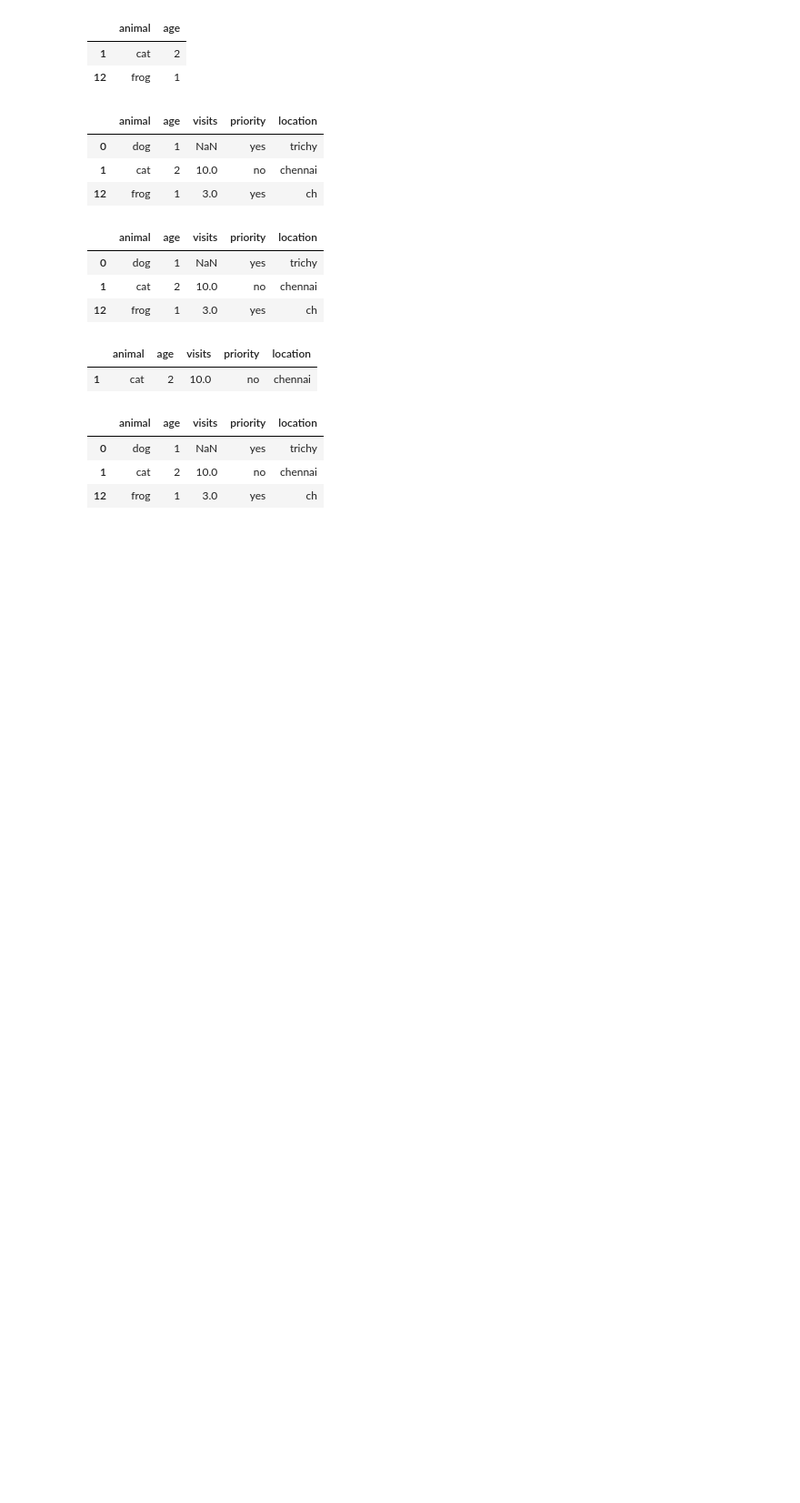
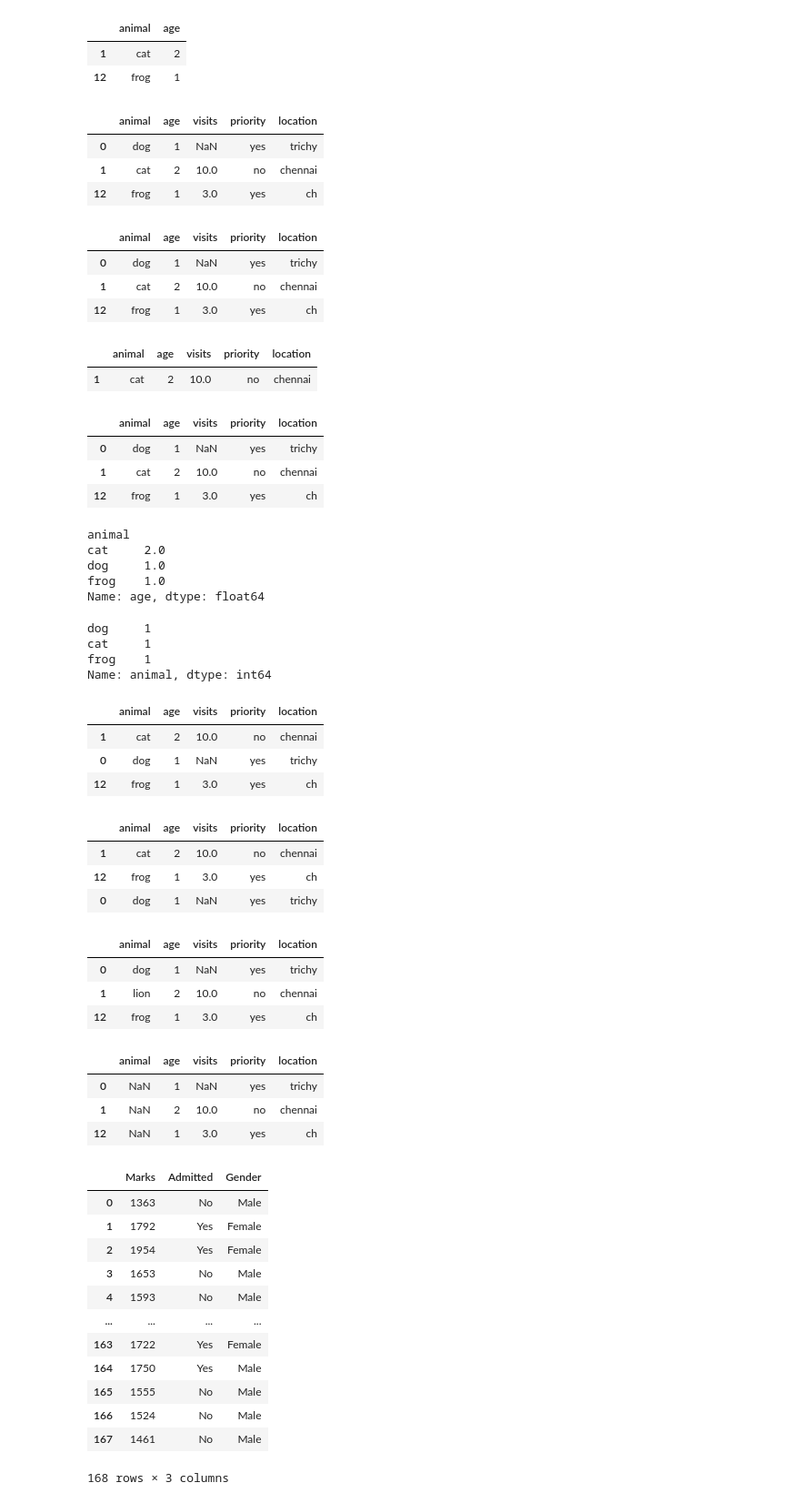
Before and after one commit to sithart/Datascience, a Jupyter notebook: week_7_Pandas.ipynb, the cells around one changed output. Shown: that part at 91% size. Cells and saved outputs as stored; diff of their text form; code cells hidden in the pictures; blank space fills up the shorter version.

```diff
--- a/week_7_Pandas.ipynb
+++ b/week_7_Pandas.ipynb
@@ -164,3 +164,32 @@ df
 | 0 | dog | 1 | NaN | yes | trichy |
 | 1 | cat | 2 | 10.0 | no | chennai |
 | 12 | frog | 1 | 3.0 | yes | ch |
+# %%
+df.groupby('animal')['age'].mean()
+# %% [output]
+animal
+cat     2.0
+dog     1.0
+frog    1.0
+Name: age, dtype: float64
+# %%
+df['animal'].value_counts() #counting the animals values
+# %% [output]
+dog     1
+cat     1
+frog    1
+Name: animal, dtype: int64
+# %%
+df.sort_values(by='age', ascending=False) #sorting the values. If we want two columns use list and
+# %% [output]
+|  | animal | age | visits | priority | location |
+| 1 | cat | 2 | 10.0 | no | chennai |
+| 0 | dog | 1 | NaN | yes | trichy |
+| 12 | frog | 1 | 3.0 | yes | ch |
+# %%
+df.sort_values(by=['visits','age'], ascending=[False, True]) #Multiple column and Multiple conditions in sort
+# %% [output]
+|  | animal | age | visits | priority | location |
+| 1 | cat | 2 | 10.0 | no | chennai |
+| 12 | frog | 1 | 3.0 | yes | ch |
+| 0 | dog | 1 | NaN | yes | trichy |
@@ -166,0 +198,7 @@ df
+# %%
+df
+# %% [output]
+|  | animal | age | visits | priority | location |
+| 0 | dog | 1 | NaN | yes | trichy |
+| 1 | lion | 2 | 10.0 | no | chennai |
+| 12 | frog | 1 | 3.0 | yes | ch |
@@ -166,0 +207,7 @@ df
+# %%
+df
+# %% [output]
+|  | animal | age | visits | priority | location |
+| 0 | NaN | 1 | NaN | yes | trichy |
+| 1 | NaN | 2 | 10.0 | no | chennai |
+| 12 | NaN | 1 | 3.0 | yes | ch |
@@ -166,0 +222,17 @@ df
+# %%
+df3  = pd.read_csv(r"C:\Users\sitha\Projects\refactoring\Datascience\data\Binary predictors.csv")
+df3
+# %% [output]
+|  | Marks | Admitted | Gender |
+| 0 | 1363 | No | Male |
+| 1 | 1792 | Yes | Female |
+| 2 | 1954 | Yes | Female |
+| 3 | 1653 | No | Male |
+| 4 | 1593 | No | Male |
+| ... | ... | ... | ... |
+| 163 | 1722 | Yes | Female |
+| 164 | 1750 | Yes | Male |
+| 165 | 1555 | No | Male |
+| 166 | 1524 | No | Male |
+| 167 | 1461 | No | Male |
+168 rows × 3 columns
```
Also changed, not shown: parts of 8 cells of this notebook, 1 other file.
